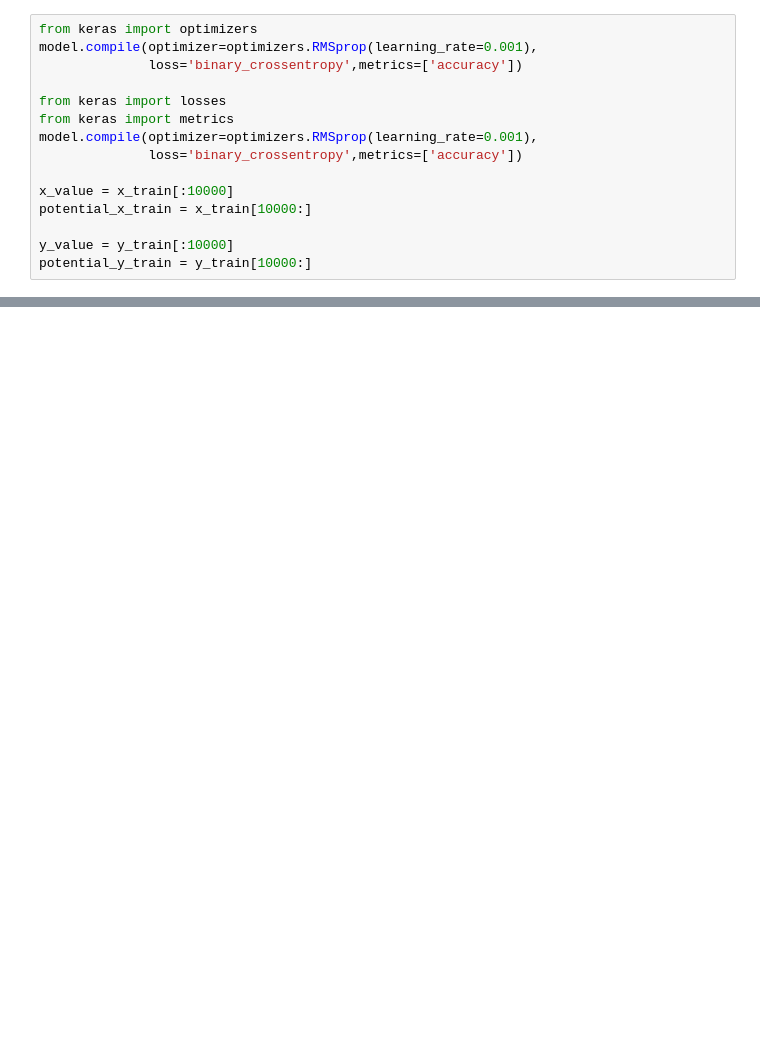
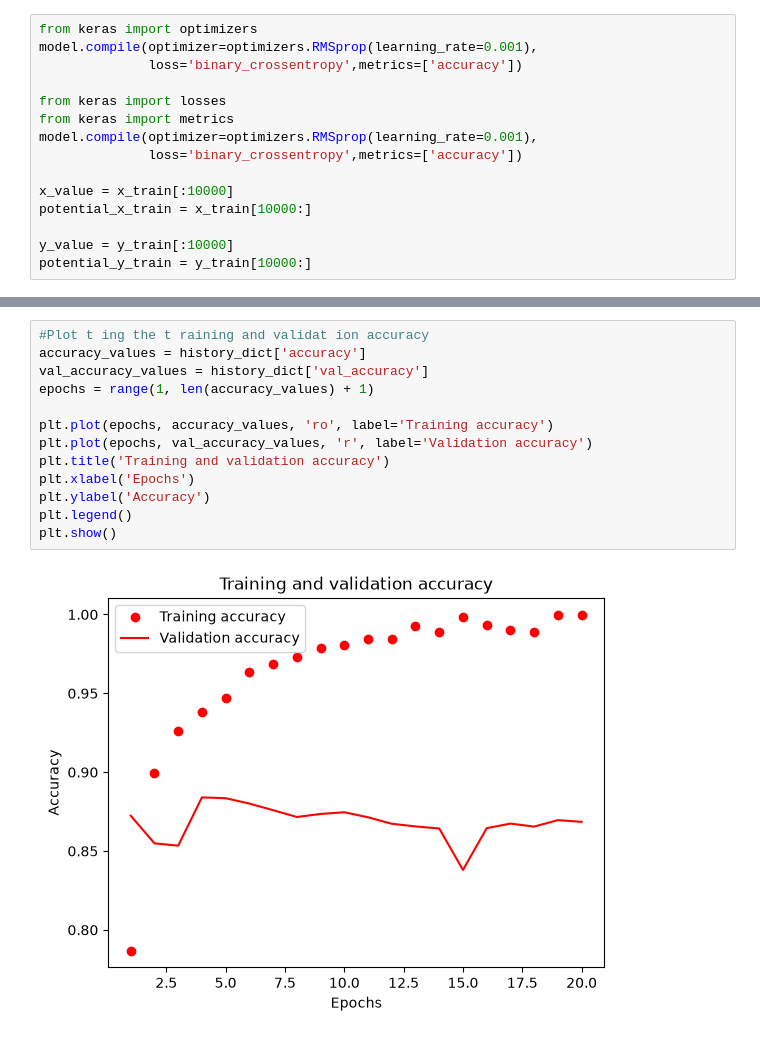
Before and after one commit to ResearchEnthu/DeepLearnig, a Jupyter notebook: Ch_2/DL_Python/IMDB_Data.ipynb, the cells around one changed output, grey strips where cells are left out. Drawn from its saved outputs; the diff is of its cells as text; blank space fills up the shorter version.

```diff
--- a/Ch_2/DL_Python/IMDB_Data.ipynb
+++ b/Ch_2/DL_Python/IMDB_Data.ipynb
@@ -131,0 +272,15 @@ model.predict(x_test)
+# %%
+#Plot t ing the t raining and validat ion accuracy
+accuracy_values = history_dict['accuracy']
+val_accuracy_values = history_dict['val_accuracy']
+epochs = range(1, len(accuracy_values) + 1)
+
+plt.plot(epochs, accuracy_values, 'ro', label='Training accuracy')
+plt.plot(epochs, val_accuracy_values, 'r', label='Validation accuracy')
+plt.title('Training and validation accuracy')
+plt.xlabel('Epochs')
+plt.ylabel('Accuracy')
+plt.legend()
+plt.show()
+# %% [output]
+[figure, added]
```
Also changed, not shown: parts of 17 cells of this notebook.
